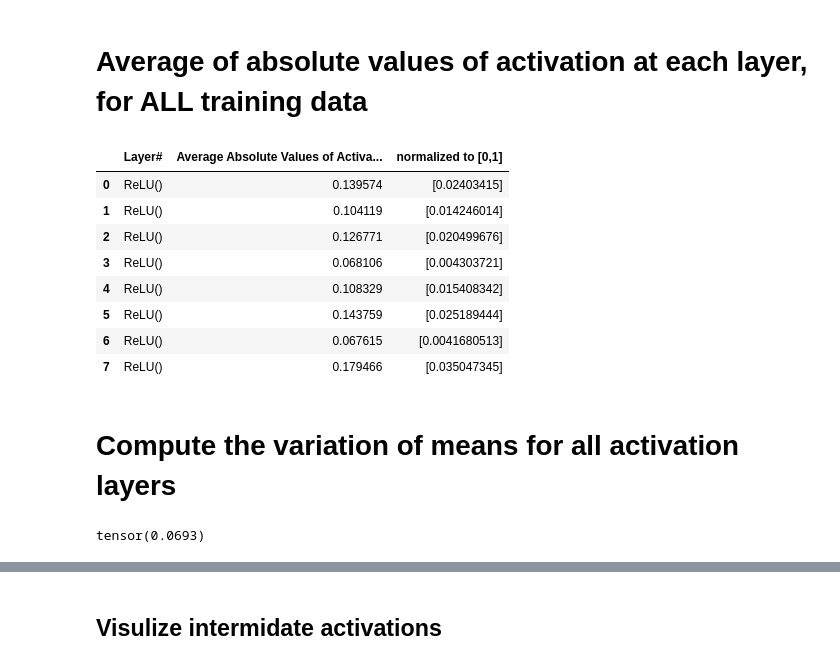
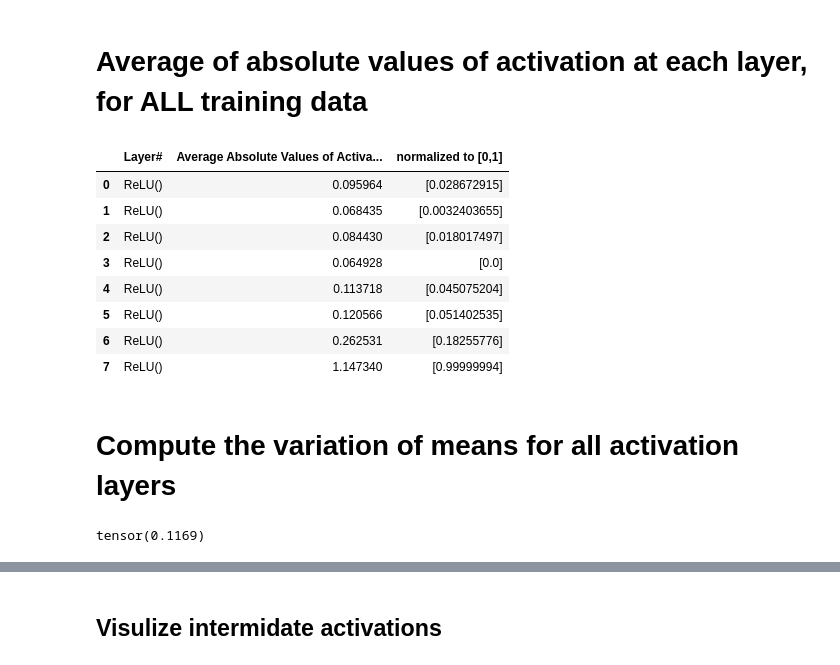
Before and after one commit to wany0011/BS6207, a Jupyter notebook: Assignment_3/Q2_A2.ipynb, the cells around one changed output, grey strips where cells are left out. Drawn from its saved outputs; the diff is of its cells as text; code cells hidden in the pictures.

```diff
--- a/Assignment_3/Q2_A2.ipynb
+++ b/Assignment_3/Q2_A2.ipynb
@@ -382,24 +378,28 @@ scaled = scaler.fit_transform(abs_avg.numpy().reshape(-1, 1))
 # %%
 abs_avgs=torch.mean(torch.FloatTensor(abs_avgs_batch),dim=0)
 df = pd.DataFrame(list(zip(layer_names, abs_avgs.numpy())), columns = ['Layers',  'Average Absolute Values of Activations'])
+# %%
+from sklearn.preprocessing import MinMaxScaler
+scaler = MinMaxScaler()
+scaled = scaler.fit_transform(abs_avgs.numpy().reshape(-1, 1))
 # %%
-pd.DataFrame(list(zip(layer_names,abs_avg.numpy(),scaled)),columns =["Layer#","Average Absolute Values of Activations","normalized to [0,1]"])
+pd.DataFrame(list(zip(layer_names,abs_avgs.numpy(),scaled)),columns =["Layer#","Average Absolute Values of Activations","normalized to [0,1]"])
 # %% [output]
 |  | Layer# | Average Absolute Values of Activa... | normalized to [0,1] |
-| 0 | ReLU() | 0.139574 | [0.02403415] |
-| 1 | ReLU() | 0.104119 | [0.014246014] |
-| 2 | ReLU() | 0.126771 | [0.020499676] |
-| 3 | ReLU() | 0.068106 | [0.004303721] |
-| 4 | ReLU() | 0.108329 | [0.015408342] |
-| 5 | ReLU() | 0.143759 | [0.025189444] |
-| 6 | ReLU() | 0.067615 | [0.0041680513] |
-| 7 | ReLU() | 0.179466 | [0.035047345] |
+| 0 | ReLU() | 0.095964 | [0.028672915] |
+| 1 | ReLU() | 0.068435 | [0.0032403655] |
+| 2 | ReLU() | 0.084430 | [0.018017497] |
+| 3 | ReLU() | 0.064928 | [0.0] |
+| 4 | ReLU() | 0.113718 | [0.045075204] |
+| 5 | ReLU() | 0.120566 | [0.051402535] |
+| 6 | ReLU() | 0.262531 | [0.18255776] |
+| 7 | ReLU() | 1.147340 | [0.99999994] |
 # %% [markdown]
 # Compute the variation of means for all activation layers
 # %%
 torch.var(torch.tensor(scaled))
 # %% [output]
-tensor(0.0693)
+tensor(0.1169)
 # %%
 torch.var(torch.tensor(abs_avgs))
 # %% [output]
```
Also changed, not shown: parts of 17 cells of this notebook, 1 other file.
